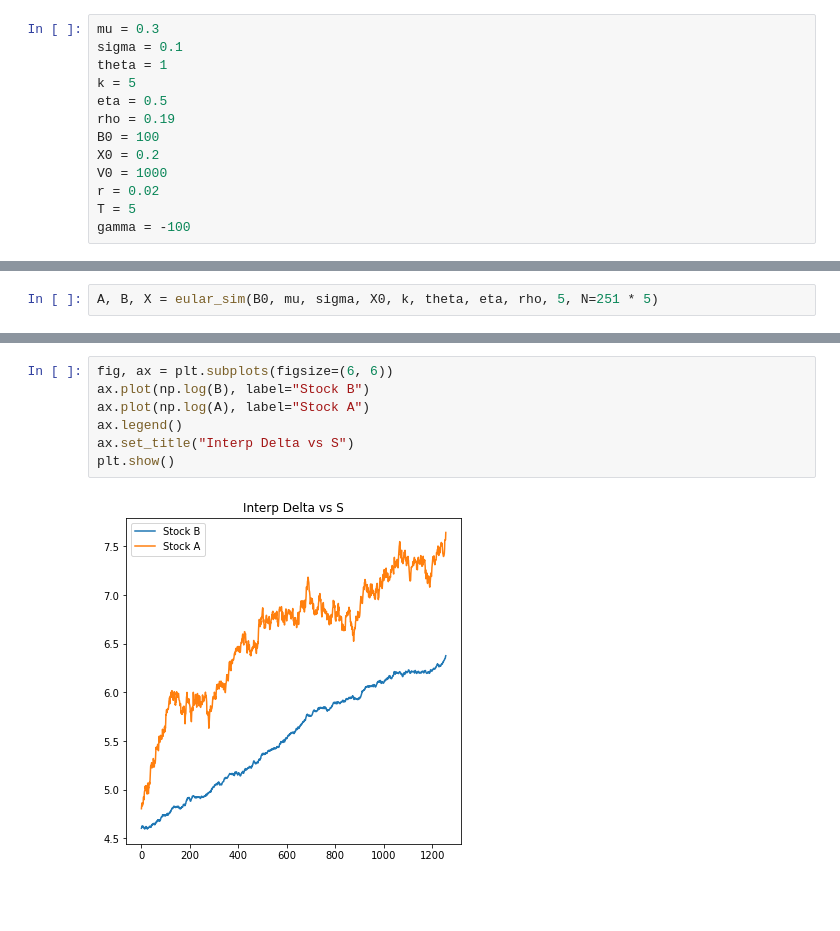
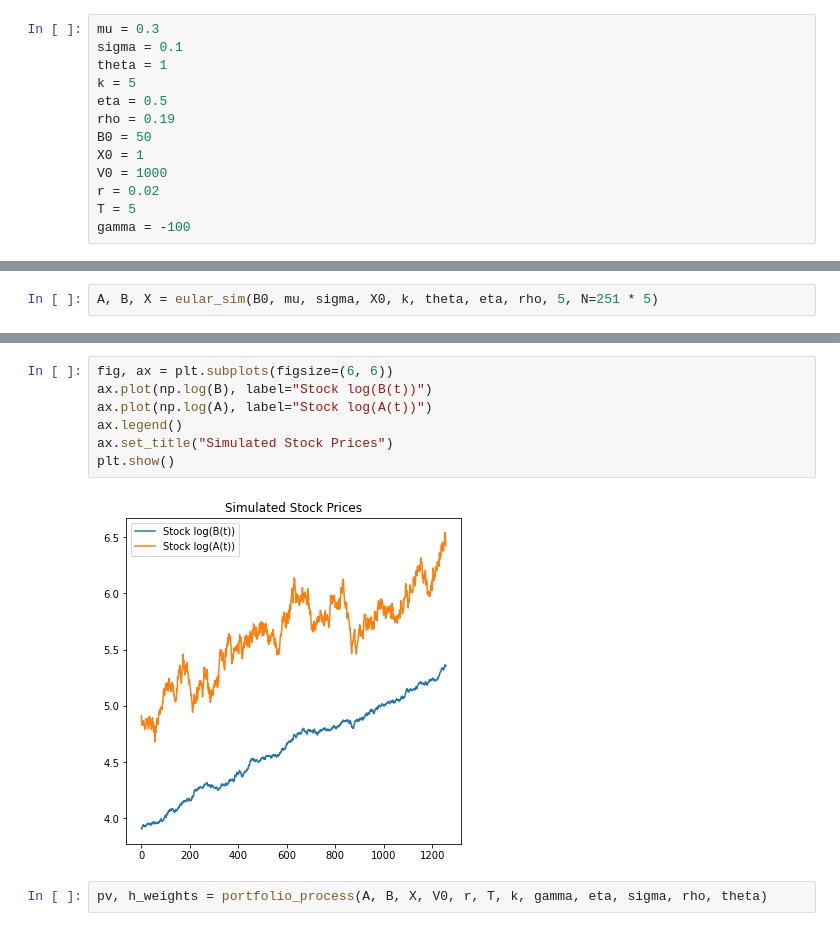
Before and after one commit to YunfengLiu/pairs-trading-sde, a Jupyter notebook: simulation.ipynb, the cells around one changed output, grey strips where cells are left out. Saved outputs shown, nothing was run; the diff lists cells and outputs as text; blank space fills up the shorter version.

```diff
--- a/simulation.ipynb
+++ b/simulation.ipynb
@@ -13,8 +17,8 @@ theta = 1
 k = 5
 eta = 0.5
 rho = 0.19
-B0 = 100
-X0 = 0.2
+B0 = 50
+X0 = 1
 V0 = 1000
 r = 0.02
 T = 5
@@ -36,9 +36,11 @@ A, B, X = eular_sim(B0, mu, sigma, X0, k, theta, eta, rho, 5, N=251 * 5)
 # %%
 fig, ax = plt.subplots(figsize=(6, 6))
-ax.plot(np.log(B), label="Stock B")
-ax.plot(np.log(A), label="Stock A")
+ax.plot(np.log(B), label="Stock log(B(t))")
+ax.plot(np.log(A), label="Stock log(A(t))")
 ax.legend()
-ax.set_title("Interp Delta vs S")
+ax.set_title("Simulated Stock Prices")
 plt.show()
 # %% [output]
-[figure, old version]
+[figure, new version]
+# %%
+pv, h_weights = portfolio_process(A, B, X, V0, r, T, k, gamma, eta, sigma, rho, theta)
```
Also changed, not shown: parts of 11 cells of this notebook, 20 other files.
